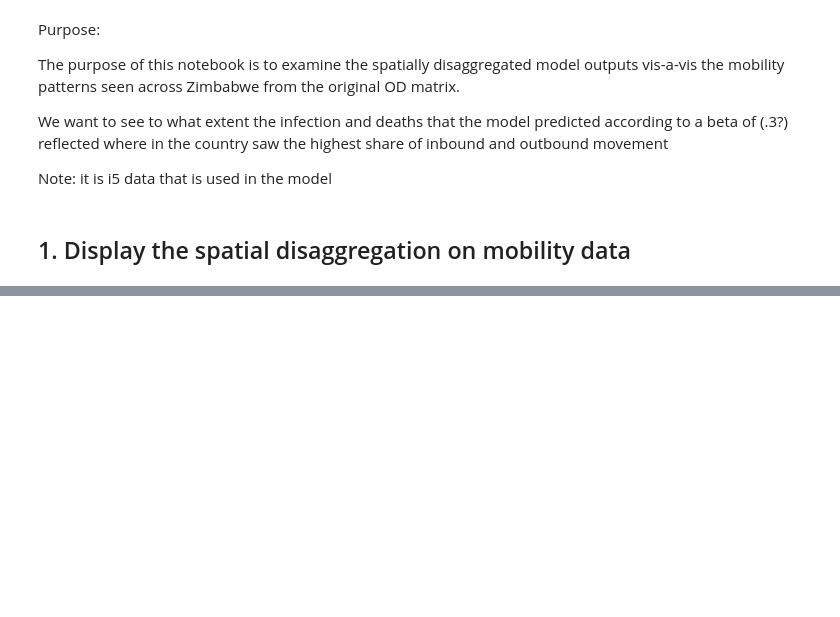
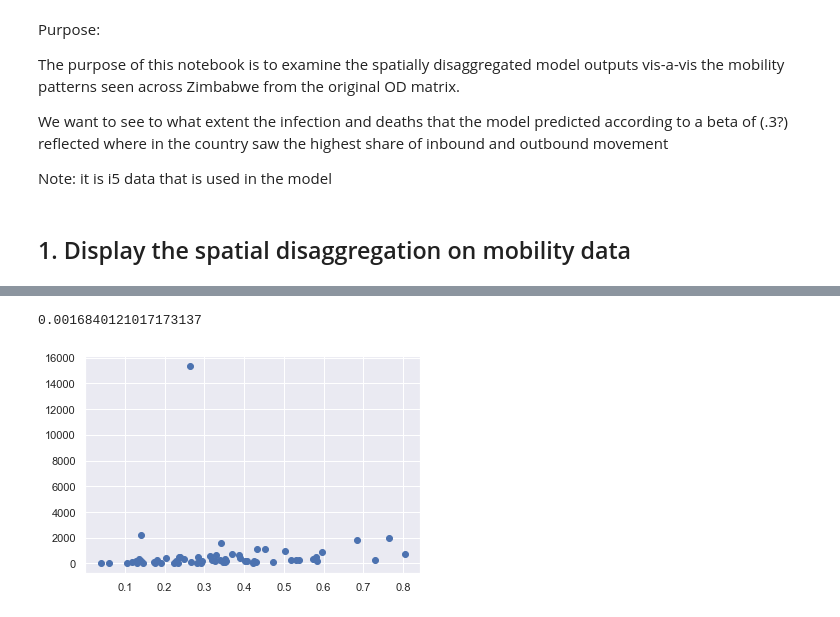
Before and after one commit to dime-worldbank/Disease-Modelling-SSA, a Jupyter notebook: notebooks/Descriptives on mobility vs. infection pre mission travel.ipynb, the cells around one changed output, grey strips where cells are left out. Saved outputs shown, nothing was run; the diff lists cells and outputs as text; code cells hidden in the pictures; blank space fills up the shorter version.

```diff
--- a/notebooks/Descriptives on mobility vs. infection pre mission travel.ipynb
+++ b/notebooks/Descriptives on mobility vs. infection pre mission travel.ipynb
@@ -133,0 +106,21 @@ ax2.tick_params(axis='x', color=color)
+# %%
+
+#convert points to format that can be plotted for Rsquared calculation
+x=cases_plus_mobility['weekly_perc_leave_dist']
+x.to_dict()
+y=cases_plus_mobility['30 cum_cases_sympt25']
+y.to_dict()
+
+# plot with R-Squared
+
+plt.scatter(x,y)
+
+
+#fit the line
+model = np.polyfit(x,y,1)
+model
+predict = np.poly1d(model)
+r2_score(y, predict(x))
+# %% [output]
+0.0016840121017173137
+[figure, added]
```
Also changed, not shown: parts of 16 cells of this notebook, 1 other file.
